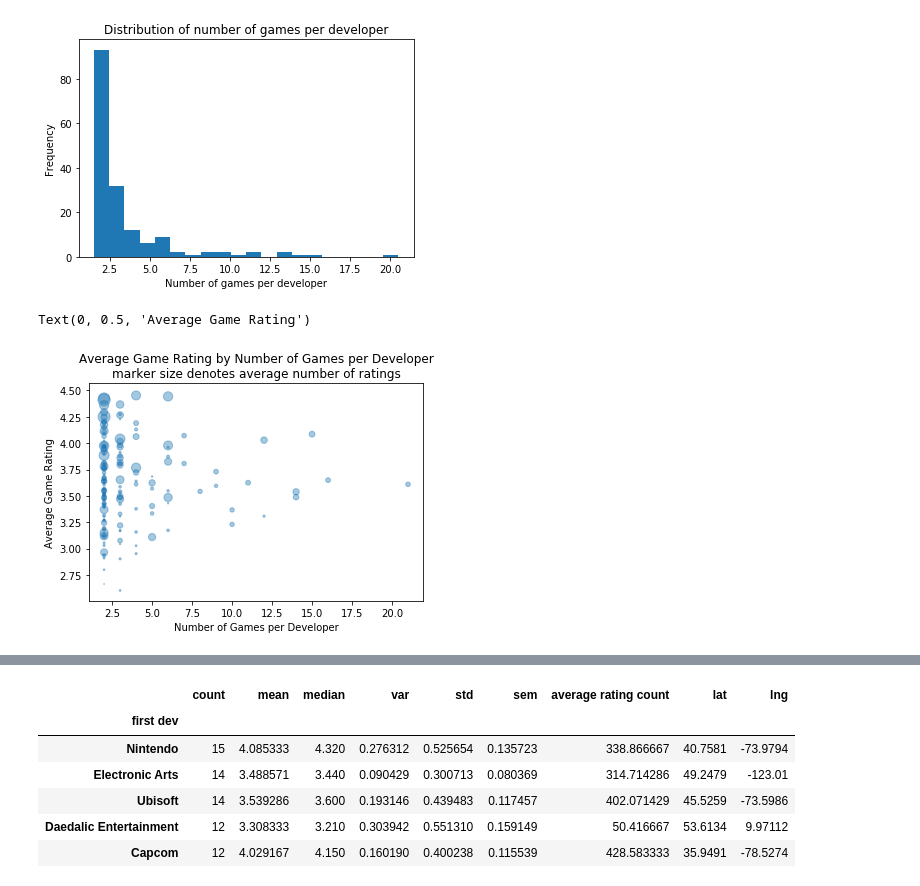
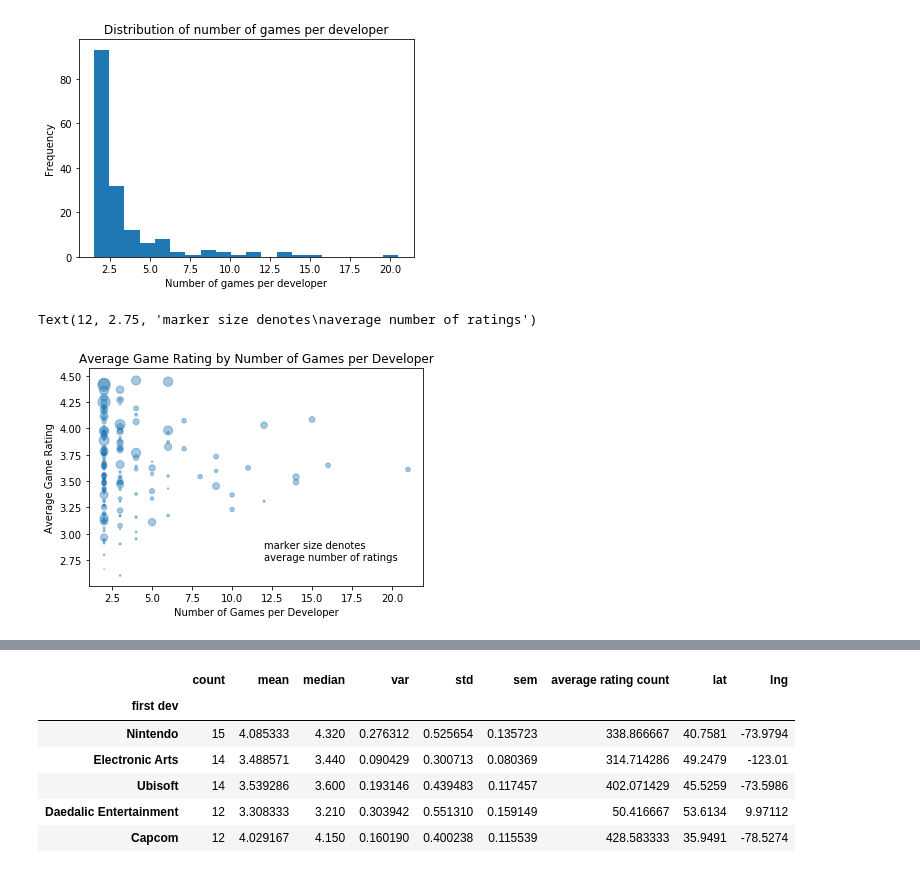
Before and after one commit to Rishi0406/project_1, a Jupyter notebook: developer.ipynb, the cells around one changed output, grey strips where cells are left out. Cells and saved outputs as stored; diff of their text form; code cells hidden in the pictures.

```diff
--- a/developer.ipynb
+++ b/developer.ipynb
@@ -71,0 +14,3 @@ getting data from https://api.rawg.io/api/games?dates=2015-01-01,2019-12-31&page
+# %%
+game_df=pd.read_csv("csvfiles/game.csv")
+game_df
@@ -73,7 +32,7 @@ getting data from https://api.rawg.io/api/games?dates=2015-01-01,2019-12-31&page
 # getting game developer using game id
 developers=[]
 
-for i in game_id:
+for i in game_df["id"]:
     url=base_url+"games/"+str(i)
     try:
         response=requests.get(url).json()
@@ -136,17 +97,18 @@ plt.hist(num_developers)
 # creating a developer dataframe
 developer_df=pd.DataFrame(
     {
-        "game":game_name,
+        "game":game_df["name"],
         "developer":developers,
         "number of devs":num_developers,
-        "rating":game_rating,
-        "rating count":game_rating_count,
-        "metacritic":game_metacritic
+        "rating":game_df["rating"],
+        "rating count":game_df["rating count"],
+        "metacritic":game_df["metacritic score"]
     }
 )
 
-developer_df=developer_df[developer_df["number of devs"]>0]
+#developer_df=developer_df[developer_df["number of devs"]>0]
 developer_df=developer_df[developer_df["developer"]!="missing"]
+developer_df=developer_df[developer_df["developer"].map(len) > 0]
 
 for i in developer_df.index:
     developer_df.loc[i,"first dev"]=str(developer_df.loc[i,"developer"][0])
@@ -217,12 +179,13 @@ Text(0, 0.5, 'Frequency')
 [figure]
 # %%
 plt.scatter(dev_gamecount["count"],dev_gamecount["mean"],s=dev_gamecount["average rating count"]/10,alpha=0.4)
-plt.title("Average Game Rating by Number of Games per Developer\nmarker size denotes average number of ratings")
+plt.title("Average Game Rating by Number of Games per Developer")
 plt.xlabel("Number of Games per Developer")
 plt.ylabel("Average Game Rating")
+plt.annotate("marker size denotes\naverage number of ratings",(12,2.75))
 # %% [output]
-Text(0, 0.5, 'Average Game Rating')
+Text(12, 2.75, 'marker size denotes\naverage number of ratings')
-[figure, old version]
+[figure, new version]
 # %%
 stats.linregress(developer_df["rating count"],developer_df["rating"])
 # %% [output]
```
Also changed, not shown: parts of 12 cells of this notebook, 9 other files.
